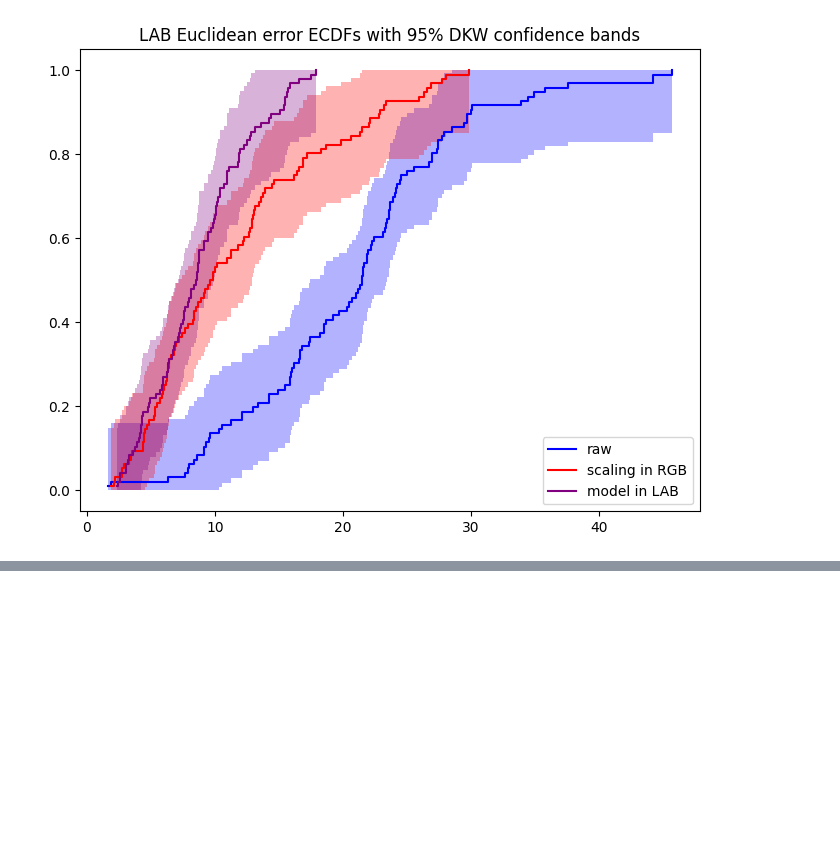
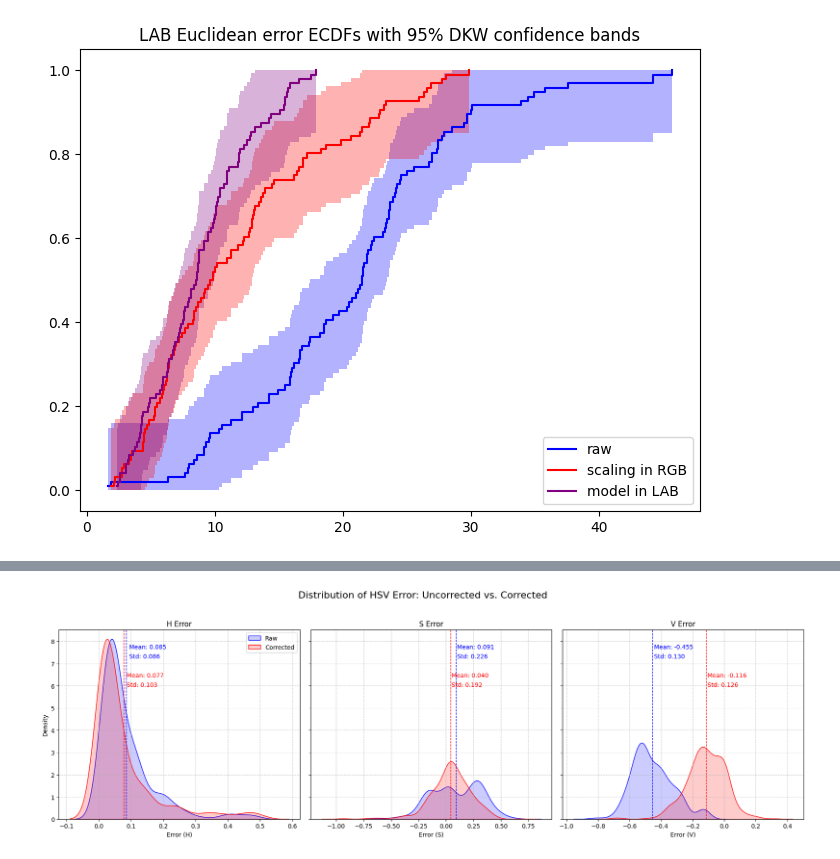
Before and after one commit to takiisme/Colormeter, a Jupyter notebook: presentation.ipynb, the cells around one changed output, grey strips where cells are left out. Saved outputs shown, nothing was run; the diff lists cells and outputs as text; code cells hidden in the pictures; blank space fills up the shorter version.

```diff
--- a/presentation.ipynb
+++ b/presentation.ipynb
@@ -233,0 +333,5 @@ plt.show()
+# %%
+# Scaling applied to dark data
+plotHSV(df_dark_scaling);
+# %% [output]
+[figure, added]
```
Also changed, not shown: parts of 14 cells of this notebook, 1 other file.
